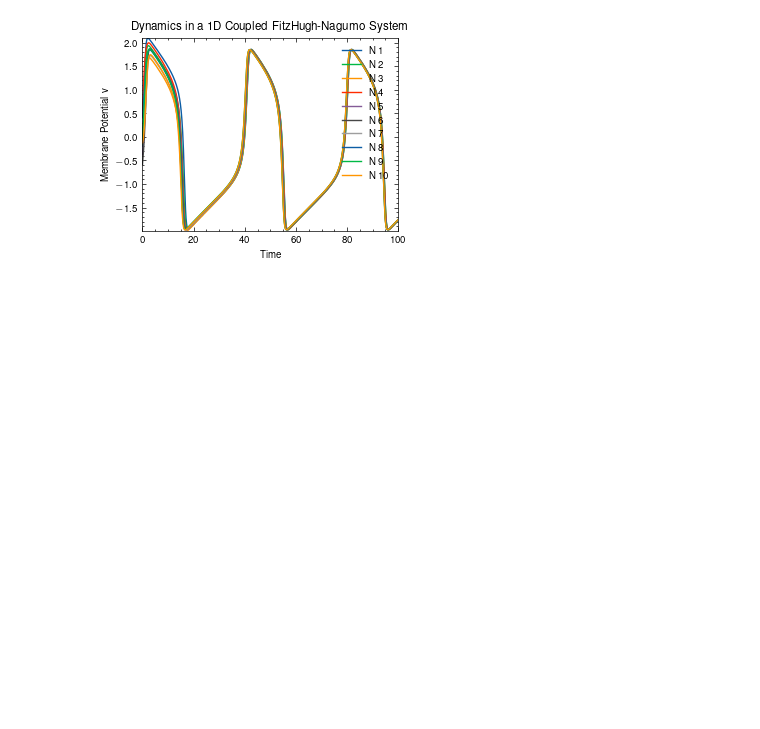
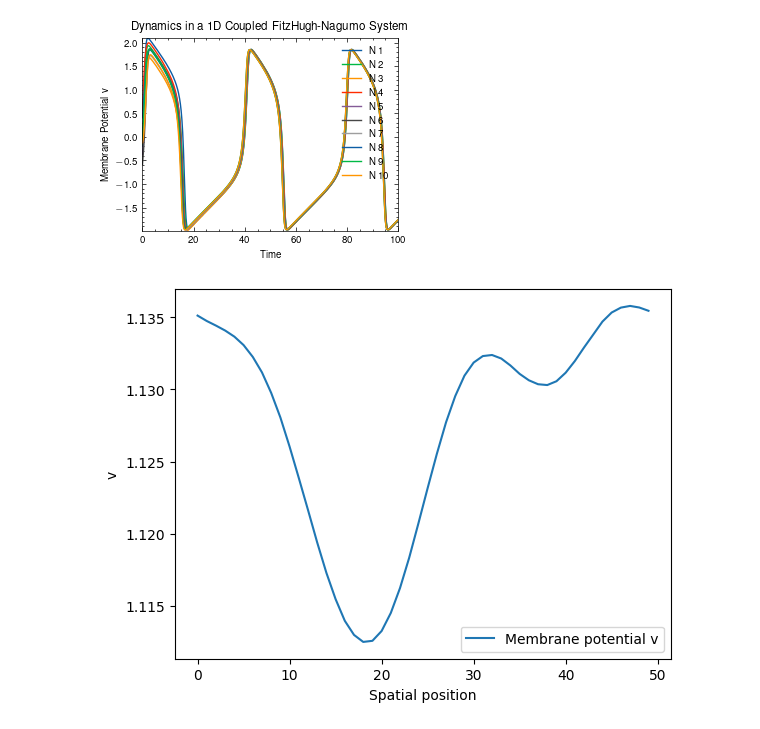
Before and after one commit to Muhamadamani/mycelium_network, a Jupyter notebook: main.ipynb, the cells around one changed output. Saved outputs shown, nothing was run; the diff lists cells and outputs as text; code cells hidden in the pictures; blank space fills up the shorter version.

Commit message:
adding another plot

```diff
--- a/main.ipynb
+++ b/main.ipynb
@@ -783,3 +783,43 @@ with plt.style.context(['science', 'nature']):
     plt.show()
 # %% [output]
 [figure]
+# %%
+import numpy as np
+import matplotlib.pyplot as plt
+
+# Parameters
+a = 0.7
+b = 0.8
+epsilon = 0.08
+I = 0.5
+Dv = 1.0  # Diffusion coefficient for v
+Dw = 0.0  # Diffusion coefficient for w, often set to 0 for simplicity
+N = 50  # Number of points
+dx = 1.0  # Spatial step size
+dt = 0.01  # Time step size
+T = 50  # Total time
+num_steps = int(T / dt)
+
+# Initial conditions
+v = np.random.randn(N) * 0.1
+w = np.zeros(N)
+
+# Helper function for the Laplacian
+def laplacian(u):
+    return np.roll(u, -1) - 2*u + np.roll(u, 1)
+
+# Time integration
+for _ in range(num_steps):
+    dvdt = v - (v**3) / 3 - w + I + Dv * laplacian(v) / dx**2
+    dwdt = epsilon * (v + a - b*w) + Dw * laplacian(w) / dx**2
+    v += dvdt * dt
+    w += dwdt * dt
+
+# Plot the final state of v
+plt.plot(v, label='Membrane potential v')
+plt.xlabel('Spatial position')
+plt.ylabel('v')
+plt.legend()
+plt.show()
+# %% [output]
+[figure, added]
```
